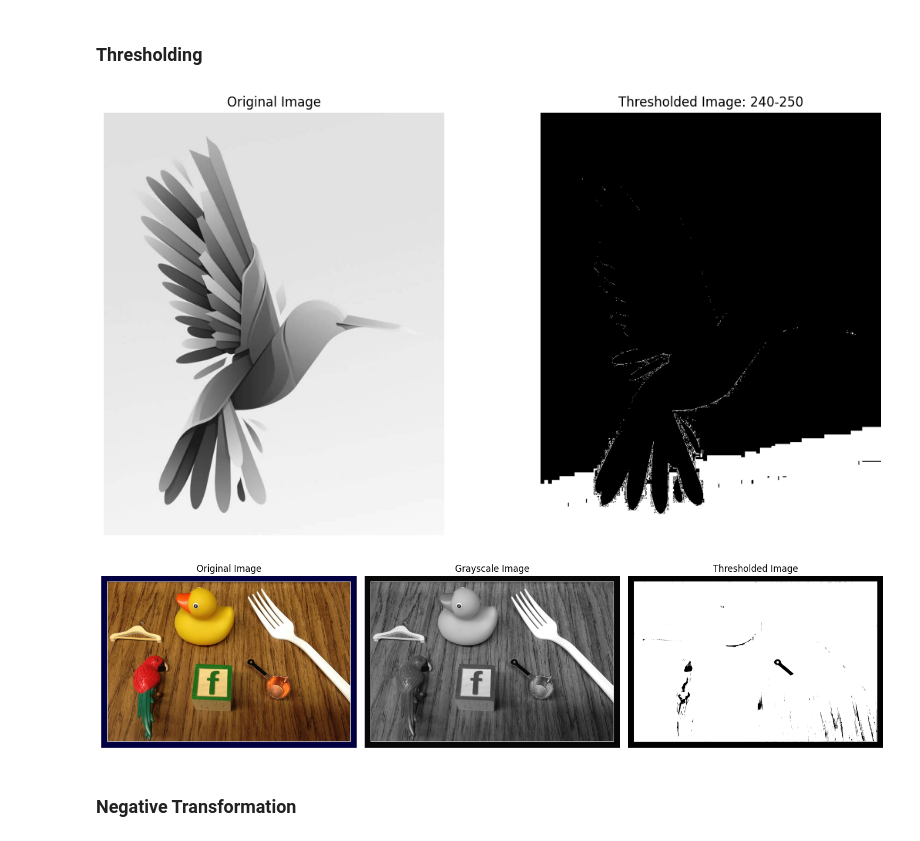
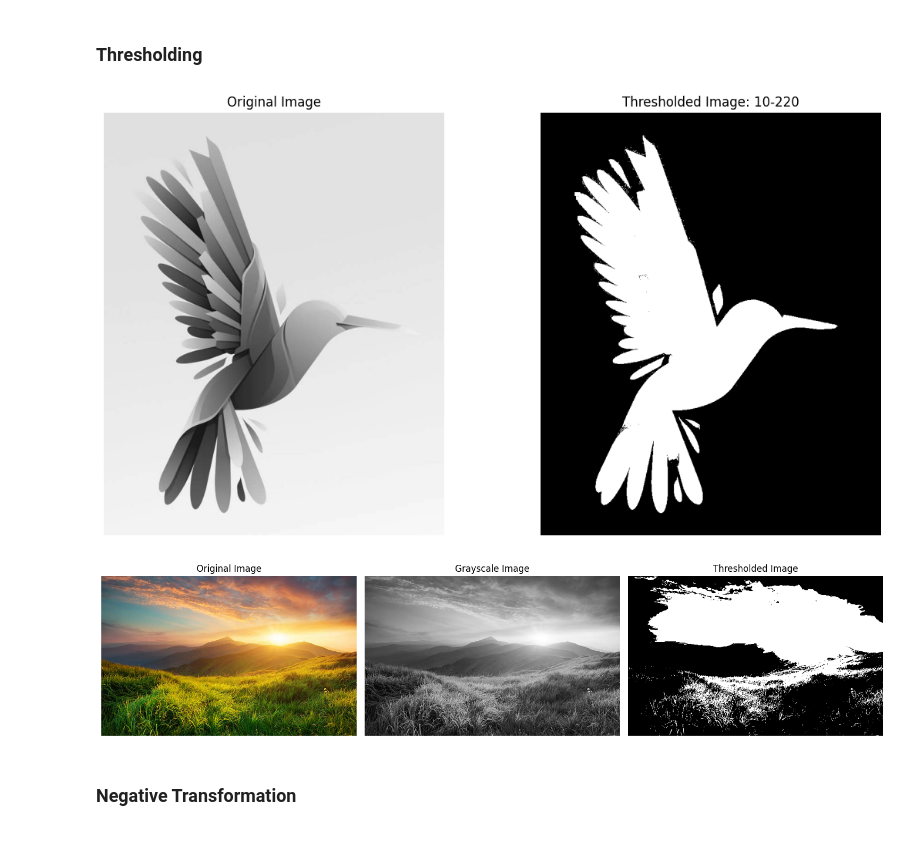
Before and after one commit to MDSALMANSHAMS/Learning, a Jupyter notebook: Python_imageProcessing/2_point_operations/main.ipynb, the cells around one changed output. Saved outputs shown, nothing was run; the diff lists cells and outputs as text; code cells hidden in the pictures.

```diff
--- a/Python_imageProcessing/2_point_operations/main.ipynb
+++ b/Python_imageProcessing/2_point_operations/main.ipynb
@@ -98,8 +102,8 @@ import matplotlib.pyplot as plt
 image = cv2.imread('art.jpg', cv2.IMREAD_GRAYSCALE)
 
 # Define lower and upper threshold values
-lower_threshold = 240
-upper_threshold = 250
+lower_threshold = 10
+upper_threshold = 220
 
 # Apply range thresholding
 thresholded_image = cv2.inRange(image, lower_threshold, upper_threshold)
@@ -120,46 +124,46 @@ plt.axis('off')
 plt.tight_layout()
 plt.show()
 # %% [output]
-[figure, old version]
+[figure, new version]
 # %%
 import cv2
 import numpy as np
 import matplotlib.pyplot as plt
 
 # Load an image
-image = cv2.imread('object.jpg')
+image = cv2.imread('nature.jpg')
 
 # Convert to grayscale
 gray_image = cv2.cvtColor(image, cv2.COLOR_BGR2GRAY)
 
 # Apply thresholding
-_, thresholded_image = cv2.threshold(gray_image, 30, 255, cv2.THRESH_BINARY)
+_, thresholded_image = cv2.threshold(gray_image, 130, 255, cv2.THRESH_BINARY)
 
 # Display the original, grayscale, and thresholded images
 plt.figure(figsize=(15, 5))
 
 # Original image
 plt.subplot(1, 3, 1)
 plt.imshow(cv2.cvtColor(image, cv2.COLOR_BGR2RGB))
 plt.title('Original Image')
 plt.axis('off')
 
 # Grayscale image
 plt.subplot(1, 3, 2)
 plt.imshow(gray_image, cmap='gray')
 plt.title('Grayscale Image')
 plt.axis('off')
 
 # Thresholded image
 plt.subplot(1, 3, 3)
 plt.imshow(thresholded_image, cmap='gray')
 plt.title('Thresholded Image')
 plt.axis('off')
 
 plt.tight_layout()
 plt.show()
 # %% [output]
-[figure, old version]
+[figure, new version]
 # %% [markdown]
 ### Negative Transformation
 # %%
```
Also changed, not shown: parts of 9 cells of this notebook, 1 other file.
